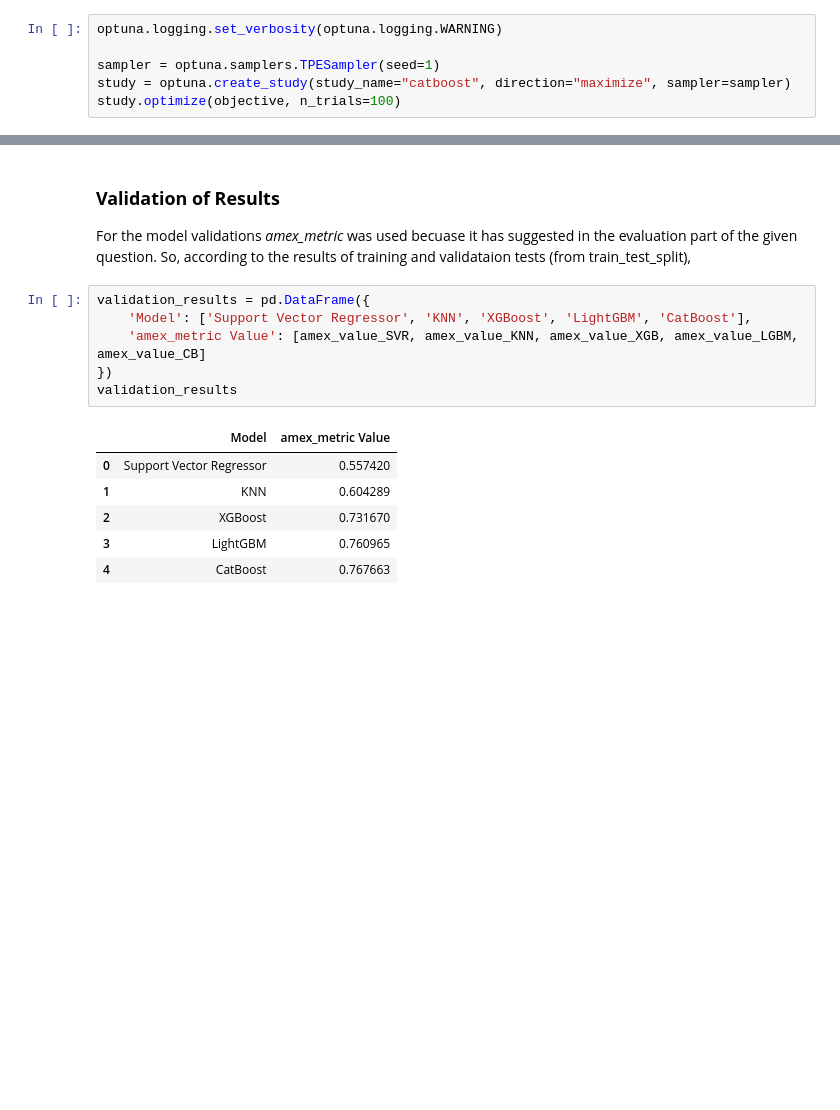
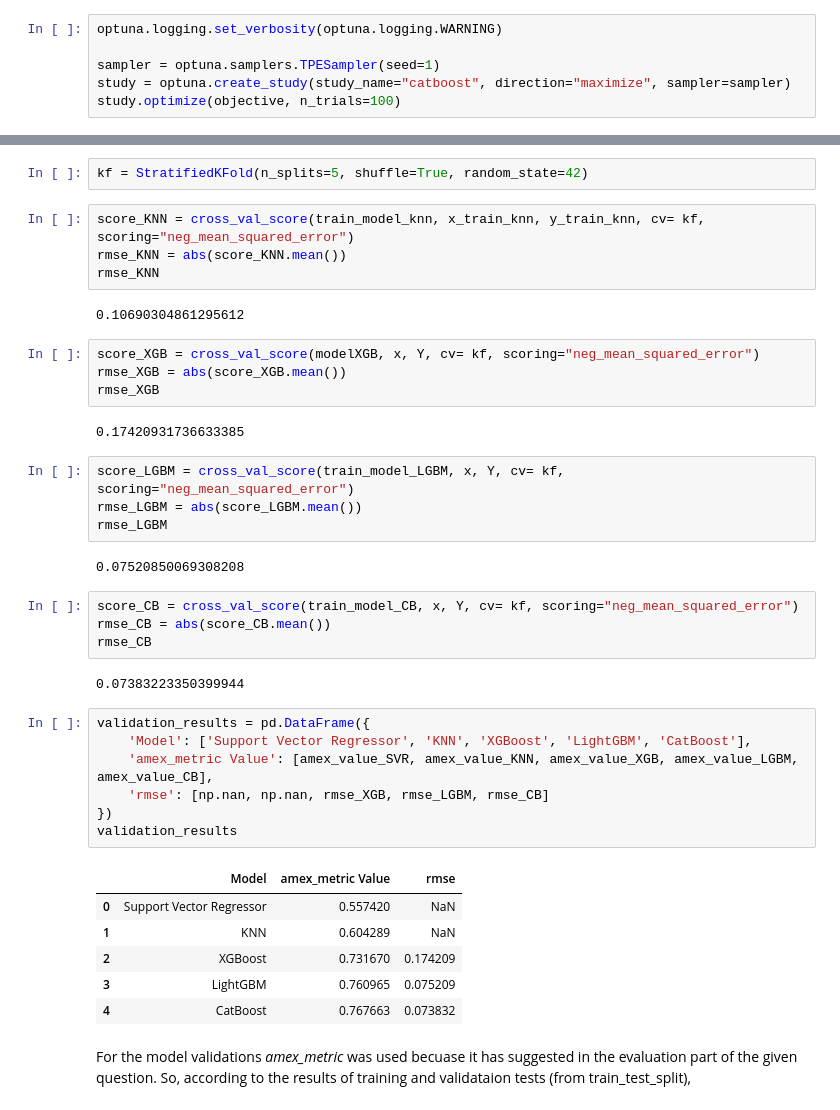
Before and after one commit to D-sandaruwan/ml-mini_project, a Jupyter notebook: cs4622-mini-project.ipynb, the cells around one changed output, grey strips where cells are left out. Cells and saved outputs as stored; diff of their text form; blank space fills up the shorter version.

Commit message:
added k-fold cross validation

```diff
--- a/cs4622-mini-project.ipynb
+++ b/cs4622-mini-project.ipynb
@@ -442,18 +448,43 @@ study.optimize(objective, n_trials=100)
+# %%
+kf = StratifiedKFold(n_splits=5, shuffle=True, random_state=42)
+# %%
+score_KNN = cross_val_score(train_model_knn, x_train_knn, y_train_knn, cv= kf, scoring="neg_mean_squared_error")
+rmse_KNN = abs(score_KNN.mean())
+rmse_KNN
+# %% [output]
+0.10690304861295612
+# %%
+score_XGB = cross_val_score(modelXGB, x, Y, cv= kf, scoring="neg_mean_squared_error")
+rmse_XGB = abs(score_XGB.mean())
+rmse_XGB
+# %% [output]
+0.17420931736633385
+# %%
+score_LGBM = cross_val_score(train_model_LGBM, x, Y, cv= kf, scoring="neg_mean_squared_error")
+rmse_LGBM = abs(score_LGBM.mean())
+rmse_LGBM
+# %% [output]
+0.07520850069308208
+# %%
+score_CB = cross_val_score(train_model_CB, x, Y, cv= kf, scoring="neg_mean_squared_error")
+rmse_CB = abs(score_CB.mean())
+rmse_CB
+# %% [output]
+0.07383223350399944
+# %%
+validation_results = pd.DataFrame({
+    'Model': ['Support Vector Regressor', 'KNN', 'XGBoost', 'LightGBM', 'CatBoost'],
+    'amex_metric Value': [amex_value_SVR, amex_value_KNN, amex_value_XGB, amex_value_LGBM, amex_value_CB],
+    'rmse': [np.nan, np.nan, rmse_XGB, rmse_LGBM, rmse_CB]
+})
+validation_results
+# %% [output]
+|  | Model | amex_metric Value | rmse |
+| 0 | Support Vector Regressor | 0.557420 | NaN |
+| 1 | KNN | 0.604289 | NaN |
+| 2 | XGBoost | 0.731670 | 0.174209 |
+| 3 | LightGBM | 0.760965 | 0.075209 |
+| 4 | CatBoost | 0.767663 | 0.073832 |
 # %% [markdown]
-### **Validation of Results**
-
 For the model validations *amex_metric* was used becuase it has suggested in the evaluation part of the given question.
 So, according to the results of training and validataion tests (from train_test_split),
-# %%
-validation_results = pd.DataFrame({
-    'Model': ['Support Vector Regressor', 'KNN', 'XGBoost', 'LightGBM', 'CatBoost'],
-    'amex_metric Value': [amex_value_SVR, amex_value_KNN, amex_value_XGB, amex_value_LGBM, amex_value_CB]
-})
-validation_results
-# %% [output]
-|  | Model | amex_metric Value |
-| 0 | Support Vector Regressor | 0.557420 |
-| 1 | KNN | 0.604289 |
-| 2 | XGBoost | 0.731670 |
-| 3 | LightGBM | 0.760965 |
-| 4 | CatBoost | 0.767663 |
```
Also changed, not shown: parts of 4 cells of this notebook.
